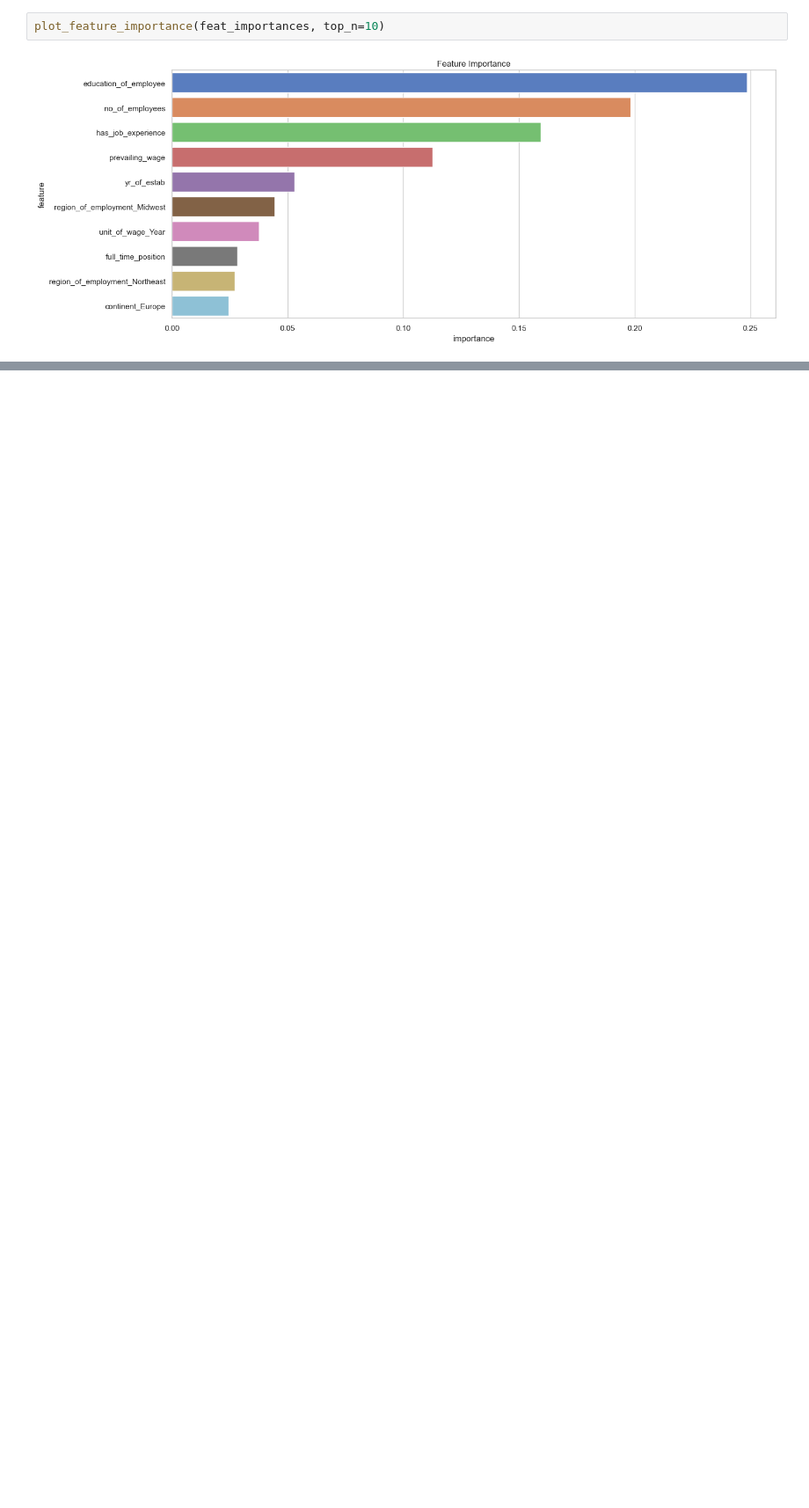
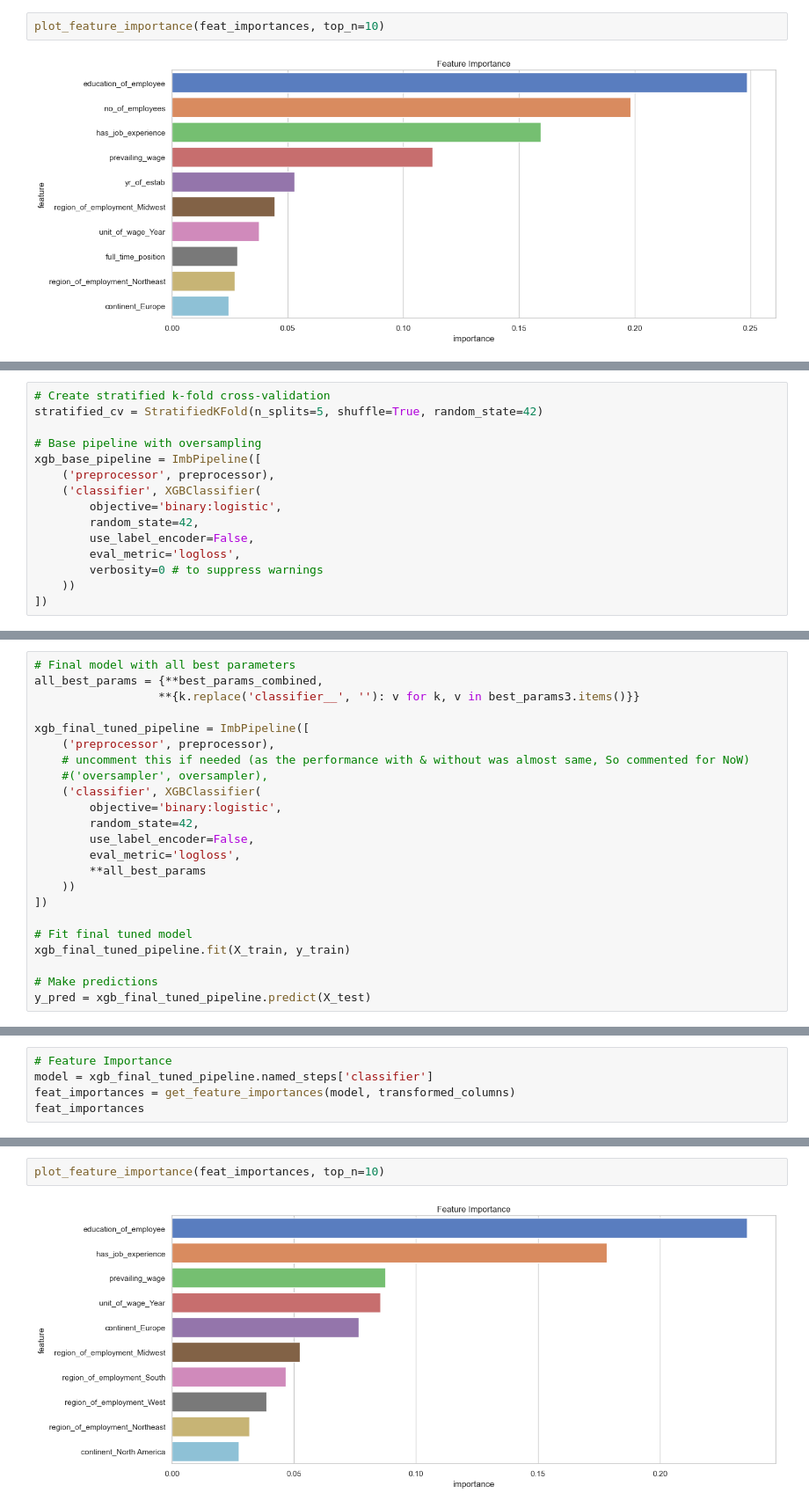
Before and after one commit to nszenoti/PYPG, a Jupyter notebook: projects/easyvisa/notebook.ipynb, the cells around one changed output, grey strips where cells are left out. Shown at 88% size. Cells and saved outputs as stored; diff of their text form; blank space fills up the shorter version.

```diff
--- a/projects/easyvisa/notebook.ipynb
+++ b/projects/easyvisa/notebook.ipynb
@@ -4010,0 +4362,15 @@ This suggests that AdaBoost has identified more nuanced patterns, particularly a
+# %%
+# Create stratified k-fold cross-validation
+stratified_cv = StratifiedKFold(n_splits=5, shuffle=True, random_state=42)
+
+# Base pipeline with oversampling
+xgb_base_pipeline = ImbPipeline([
+    ('preprocessor', preprocessor),
+    ('classifier', XGBClassifier(
+        objective='binary:logistic',
+        random_state=42,
+        use_label_encoder=False,
+        eval_metric='logloss',
+        verbosity=0 # to suppress warnings
+    ))
+])
@@ -4010,0 +4483,23 @@ This suggests that AdaBoost has identified more nuanced patterns, particularly a
+# %%
+# Final model with all best parameters
+all_best_params = {**best_params_combined,
+                  **{k.replace('classifier__', ''): v for k, v in best_params3.items()}}
+
+xgb_final_tuned_pipeline = ImbPipeline([
+    ('preprocessor', preprocessor),
+    # uncomment this if needed (as the performance with & without was almost same, So commented for NoW)
+    #('oversampler', oversampler),
+    ('classifier', XGBClassifier(
+        objective='binary:logistic',
+        random_state=42,
+        use_label_encoder=False,
+        eval_metric='logloss',
+        **all_best_params
+    ))
+])
+
+# Fit final tuned model
+xgb_final_tuned_pipeline.fit(X_train, y_train)
+
+# Make predictions
+y_pred = xgb_final_tuned_pipeline.predict(X_test)
@@ -4010,0 +4520,5 @@ This suggests that AdaBoost has identified more nuanced patterns, particularly a
+# %%
+# Feature Importance
+model = xgb_final_tuned_pipeline.named_steps['classifier']
+feat_importances = get_feature_importances(model, transformed_columns)
+feat_importances
@@ -4010,0 +4543,4 @@ This suggests that AdaBoost has identified more nuanced patterns, particularly a
+# %%
+plot_feature_importance(feat_importances, top_n=10)
+# %% [output]
+[figure, added]
```
Also changed, not shown: parts of 84 cells of this notebook, 8 other files.
